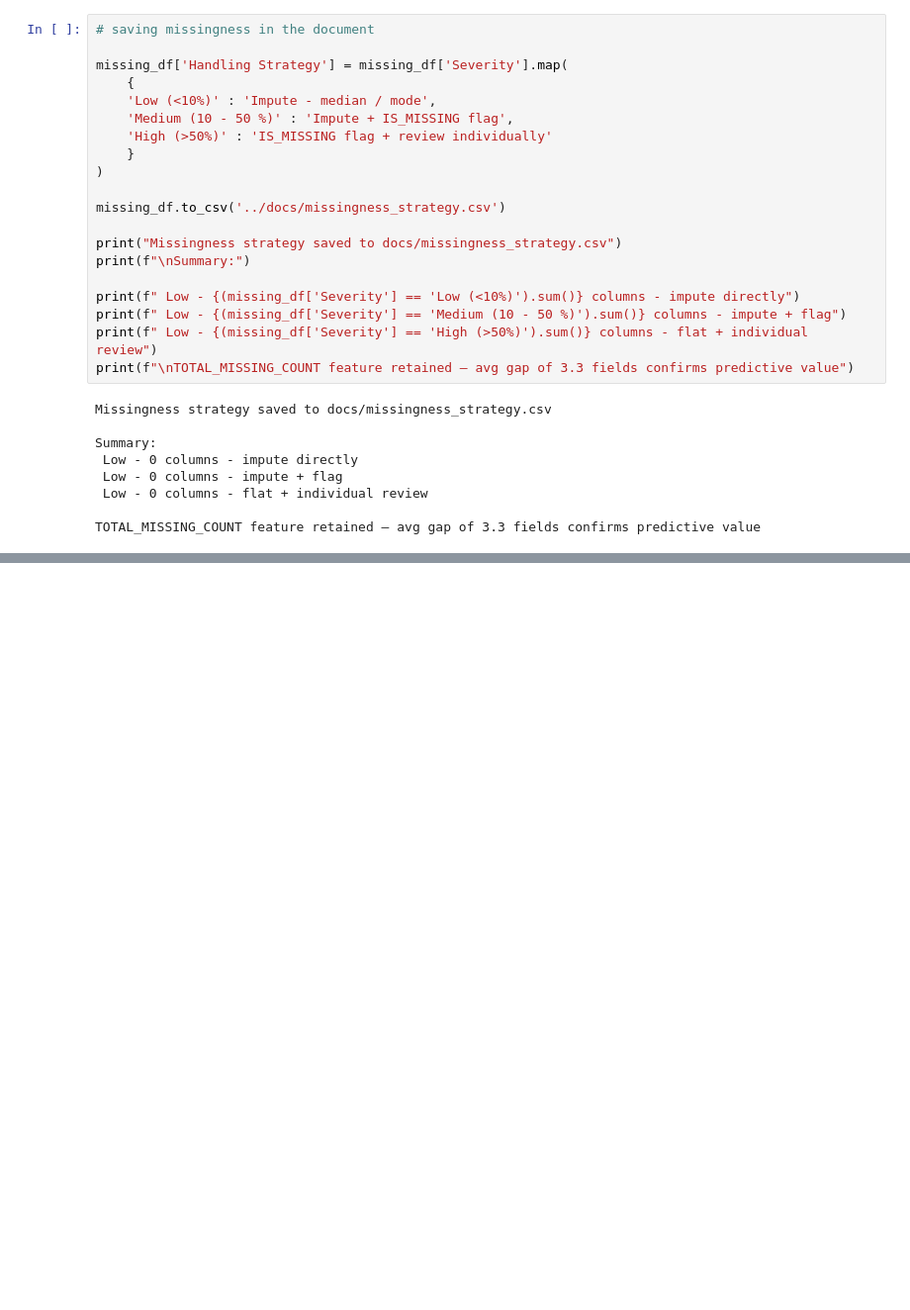
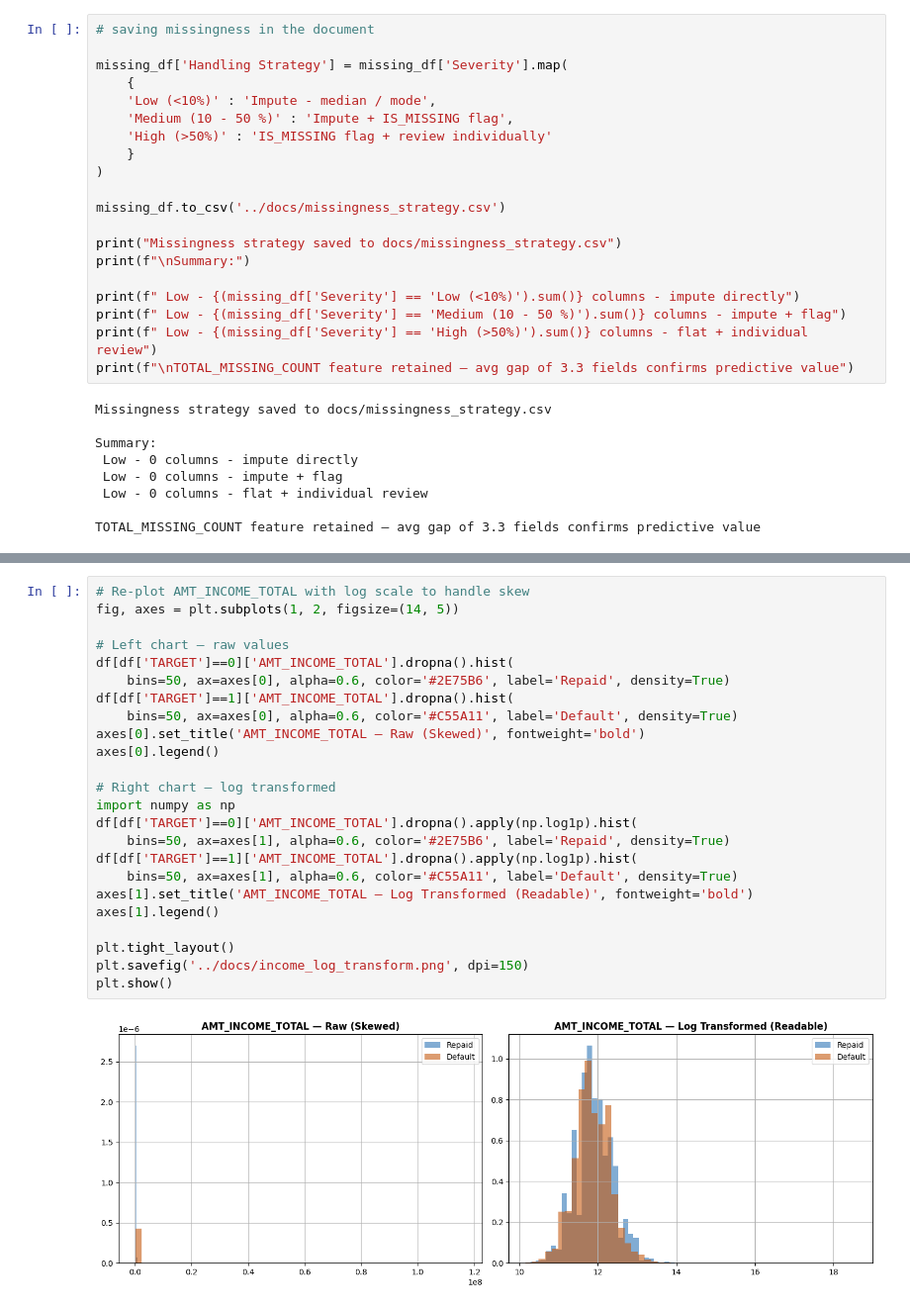
Before and after one commit to Khakijeans/credit-scoring-engine, a Jupyter notebook: notebooks/01_eda.ipynb, the cells around one changed output, grey strips where cells are left out. Shown at 99% size. Cells and saved outputs as stored; diff of their text form; blank space fills up the shorter version.

```diff
--- a/notebooks/01_eda.ipynb
+++ b/notebooks/01_eda.ipynb
@@ -228,0 +294,26 @@ TOTAL_MISSING_COUNT feature retained — avg gap of 3.3 fields confirms predicti
+# %%
+# Re-plot AMT_INCOME_TOTAL with log scale to handle skew
+fig, axes = plt.subplots(1, 2, figsize=(14, 5))
+
+# Left chart — raw values
+df[df['TARGET']==0]['AMT_INCOME_TOTAL'].dropna().hist(
+    bins=50, ax=axes[0], alpha=0.6, color='#2E75B6', label='Repaid', density=True)
+df[df['TARGET']==1]['AMT_INCOME_TOTAL'].dropna().hist(
+    bins=50, ax=axes[0], alpha=0.6, color='#C55A11', label='Default', density=True)
+axes[0].set_title('AMT_INCOME_TOTAL — Raw (Skewed)', fontweight='bold')
+axes[0].legend()
+
+# Right chart — log transformed
+import numpy as np
+df[df['TARGET']==0]['AMT_INCOME_TOTAL'].dropna().apply(np.log1p).hist(
+    bins=50, ax=axes[1], alpha=0.6, color='#2E75B6', label='Repaid', density=True)
+df[df['TARGET']==1]['AMT_INCOME_TOTAL'].dropna().apply(np.log1p).hist(
+    bins=50, ax=axes[1], alpha=0.6, color='#C55A11', label='Default', density=True)
+axes[1].set_title('AMT_INCOME_TOTAL — Log Transformed (Readable)', fontweight='bold')
+axes[1].legend()
+
+plt.tight_layout()
+plt.savefig('../docs/income_log_transform.png', dpi=150)
+plt.show()
+# %% [output]
+[figure, added]
```
Also changed, not shown: parts of 4 cells of this notebook, 3 other files.
